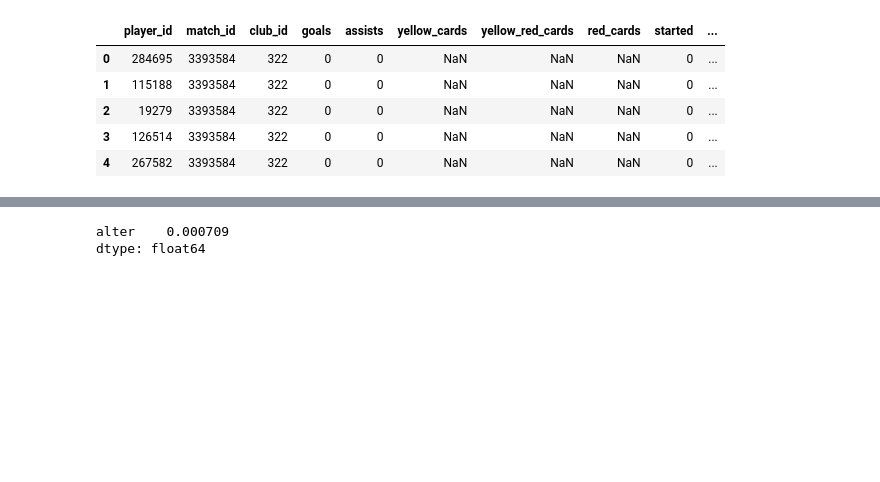
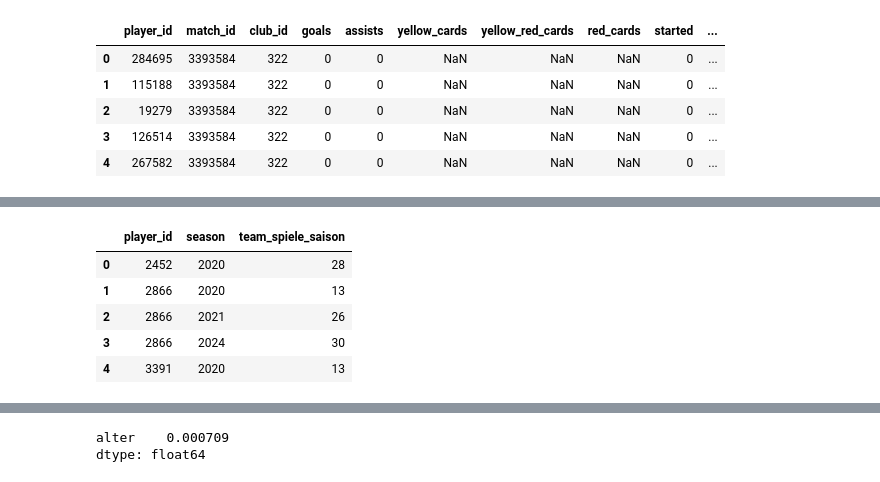
Before and after one commit to BDP26/pm4-iAM-Scout, a Jupyter notebook: recommender_model/feature_engineering.ipynb, the cells around one changed output, grey strips where cells are left out. Saved outputs shown, nothing was run; the diff lists cells and outputs as text; code cells hidden in the pictures; blank space fills up the shorter version.

```diff
--- a/recommender_model/feature_engineering.ipynb
+++ b/recommender_model/feature_engineering.ipynb
@@ -314,3 +340,25 @@ Name: count, dtype: int64
+# %%
+# Cell 10.2
+player_season_clubs = (
+    df[["player_id", "season", "club_id"]]
+    .drop_duplicates()
+    .merge(club_season_matches, on=["season", "club_id"], how="left")
+)
+
+player_season_team_matches = (
+    player_season_clubs
+    .groupby(["player_id", "season"], as_index=False)
+    .agg(team_spiele_saison=("team_spiele_saison", "sum"))
+)
+
+display(player_season_team_matches.head())
+# %% [output]
+|  | player_id | season | team_spiele_saison |
+| 0 | 2452 | 2020 | 28 |
+| 1 | 2866 | 2020 | 13 |
+| 2 | 2866 | 2021 | 26 |
+| 3 | 2866 | 2024 | 30 |
+| 4 | 3391 | 2020 | 13 |
 # %%
 season_features = (
     df.groupby(["player_id", "season"], as_index=False)
```
Also changed, not shown: parts of 20 cells of this notebook, 4 other files.
